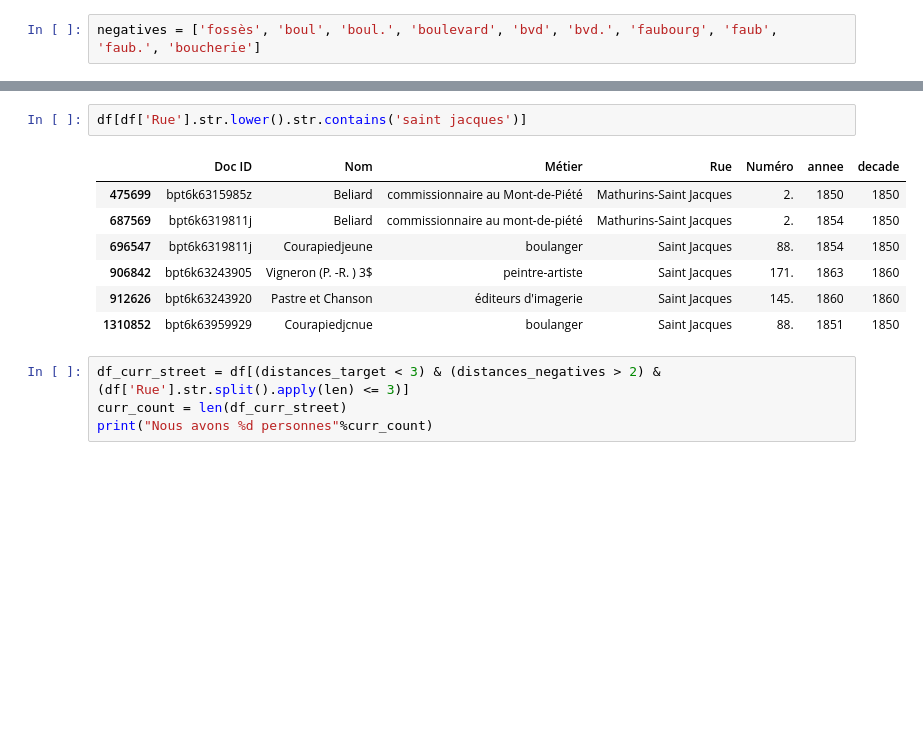
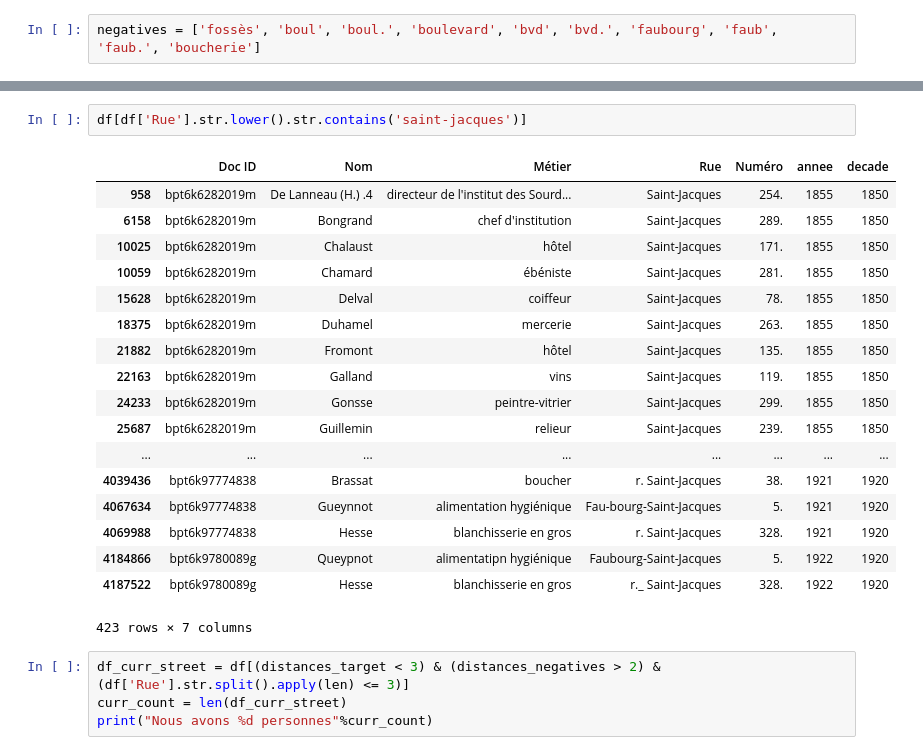
Before and after one commit to adescombes/Richelieu, a Jupyter notebook: Exploration des données.ipynb, the cells around one changed output, grey strips where cells are left out. Saved outputs shown, nothing was run; the diff lists cells and outputs as text; blank space fills up the shorter version.

```diff
--- a/Exploration des données.ipynb
+++ b/Exploration des données.ipynb
@@ -899,13 +921,24 @@ Il y a 17709 personnes ayant une rue contenant le mot saint-jacque a une distanc
 # %%
-df[df['Rue'].str.lower().str.contains('saint jacques')]
+df[df['Rue'].str.lower().str.contains('saint-jacques')]
 # %% [output]
 |  | Doc ID | Nom | Métier | Rue | Numéro | annee | decade |
-| 475699 | bpt6k6315985z | Beliard | commissionnaire au Mont-de-Piété | Mathurins-Saint Jacques | 2. | 1850 | 1850 |
-| 687569 | bpt6k6319811j | Beliard | commissionnaire au mont-de-piété | Mathurins-Saint Jacques | 2. | 1854 | 1850 |
-| 696547 | bpt6k6319811j | Courapiedjeune | boulanger | Saint Jacques | 88. | 1854 | 1850 |
-| 906842 | bpt6k63243905 | Vigneron (P. -R. ) 3$ | peintre-artiste | Saint Jacques | 171. | 1863 | 1860 |
-| 912626 | bpt6k63243920 | Pastre et Chanson | éditeurs d'imagerie | Saint Jacques | 145. | 1860 | 1860 |
-| 1310852 | bpt6k63959929 | Courapiedjcnue | boulanger | Saint Jacques | 88. | 1851 | 1850 |
+| 958 | bpt6k6282019m | De Lanneau (H.) .4 | directeur de l'institut des Sourd... | Saint-Jacques | 254. | 1855 | 1850 |
+| 6158 | bpt6k6282019m | Bongrand | chef d'institution | Saint-Jacques | 289. | 1855 | 1850 |
+| 10025 | bpt6k6282019m | Chalaust | hôtel | Saint-Jacques | 171. | 1855 | 1850 |
+| 10059 | bpt6k6282019m | Chamard | ébéniste | Saint-Jacques | 281. | 1855 | 1850 |
+| 15628 | bpt6k6282019m | Delval | coiffeur | Saint-Jacques | 78. | 1855 | 1850 |
+| 18375 | bpt6k6282019m | Duhamel | mercerie | Saint-Jacques | 263. | 1855 | 1850 |
+| 21882 | bpt6k6282019m | Fromont | hôtel | Saint-Jacques | 135. | 1855 | 1850 |
+| 22163 | bpt6k6282019m | Galland | vins | Saint-Jacques | 119. | 1855 | 1850 |
+| 24233 | bpt6k6282019m | Gonsse | peintre-vitrier | Saint-Jacques | 299. | 1855 | 1850 |
+| 25687 | bpt6k6282019m | Guillemin | relieur | Saint-Jacques | 239. | 1855 | 1850 |
+| ... | ... | ... | ... | ... | ... | ... | ... |
+| 4039436 | bpt6k97774838 | Brassat | boucher | r. Saint-Jacques | 38. | 1921 | 1920 |
+| 4067634 | bpt6k97774838 | Gueynnot | alimentation hygiénique | Fau-bourg-Saint-Jacques | 5. | 1921 | 1920 |
+| 4069988 | bpt6k97774838 | Hesse | blanchisserie en gros | r. Saint-Jacques | 328. | 1921 | 1920 |
+| 4184866 | bpt6k9780089g | Queypnot | alimentatipn hygiénique | Faubourg-Saint-Jacques | 5. | 1922 | 1920 |
+| 4187522 | bpt6k9780089g | Hesse | blanchisserie en gros | r._ Saint-Jacques | 328. | 1922 | 1920 |
+423 rows × 7 columns
 # %%
 df_curr_street = df[(distances_target < 3) & (distances_negatives > 2) & (df['Rue'].str.split().apply(len) <= 3)]
 curr_count = len(df_curr_street)
```
Also changed, not shown: parts of 24 cells of this notebook, 7 other files.
